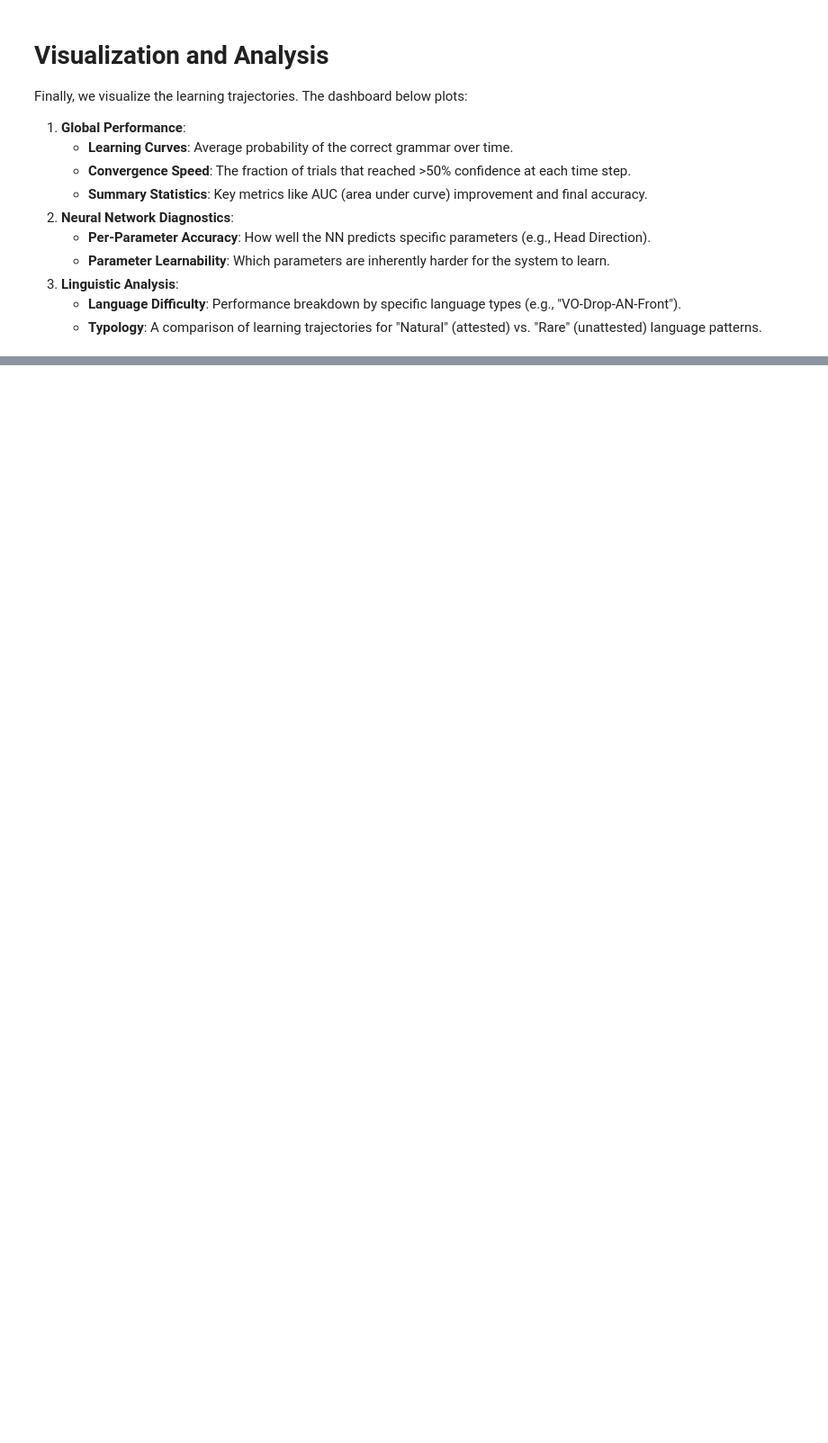
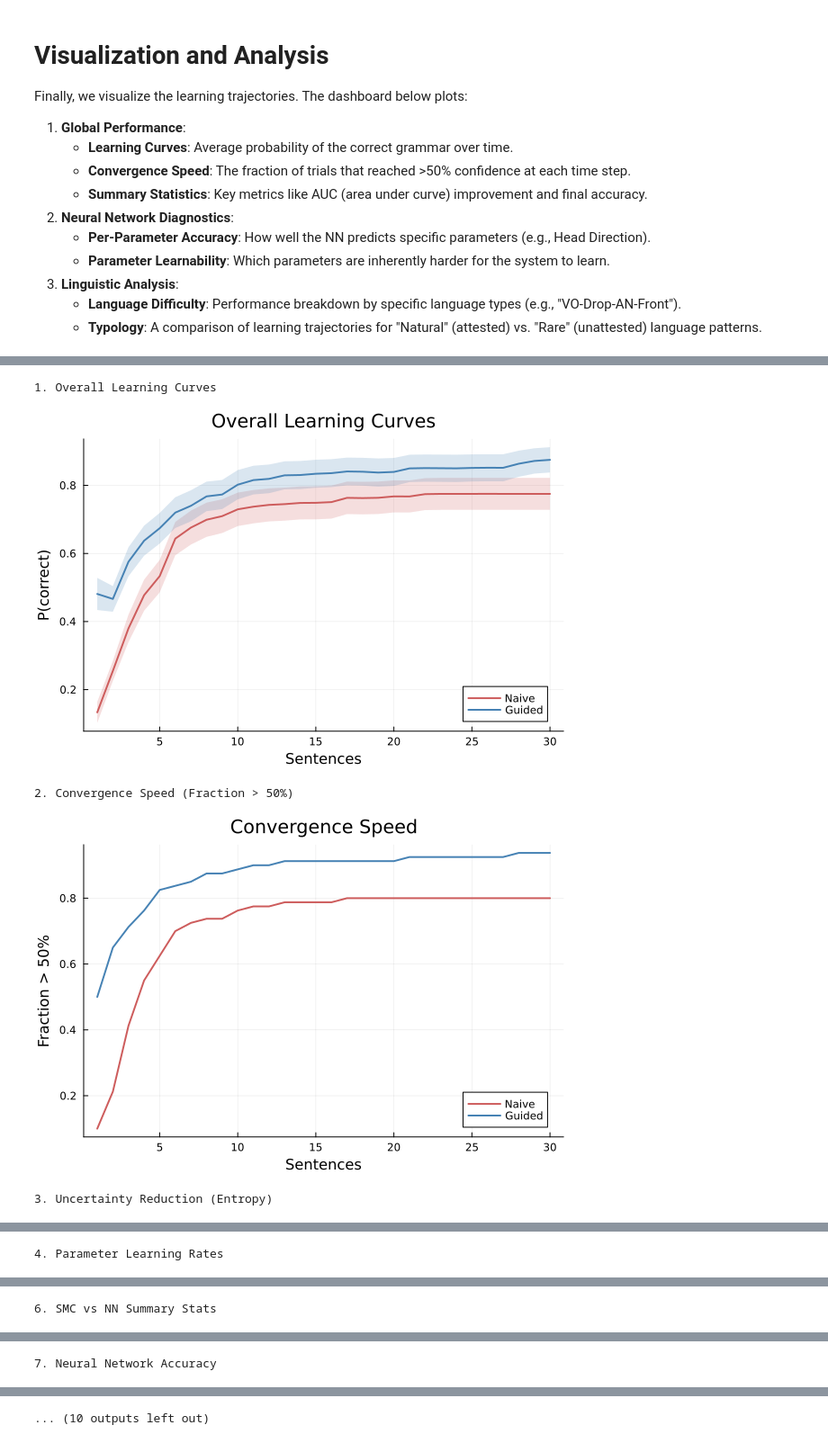
Before and after one commit to vitoratcacamargo/aom, a Jupyter notebook: notebooks/ug_genmodel_v0.ipynb, the cells around one changed output, grey strips where cells are left out. Shown at 90% size. Cells and saved outputs as stored; diff of their text form; code cells hidden in the pictures; blank space fills up the shorter version.

Commit message:
(FULL PROJECT) Added rejuvenation, learned embeddings, improved performance, full results visualization

```diff
--- a/notebooks/ug_genmodel_v0.ipynb
+++ b/notebooks/ug_genmodel_v0.ipynb
@@ -262,16 +334,24 @@ DynamicDSLFunction{Any}(Dict{Symbol, Any}(), Dict{Symbol, Any}(), Type[Int64], f
 # %% [markdown]
 We can generate a sample from our generative model. The trace contains the parameters used, and then the generated sentences.
 # %%
-trace = simulate(corpus_model, (10,))
+trace = simulate(corpus_model, (10, true))
 sentences_ids = get_retval(trace)
 
 theta = (
-    hd = trace[:head_direction],
-    sd = trace[:subject_drop],
-    ao = trace[:adj_order],
-    wh = trace[:wh_fronting]
+    hd = trace[:hd],
+    sd = trace[:sd],
+    ao = trace[:ao],
+    wh = trace[:wh]
 )
 println("Theta: ", theta)
+
+probs = (
+    p_hd = trace[:p_hd],
+    p_sd = trace[:p_sd],
+    p_ao = trace[:p_ao],
+    p_wh = trace[:p_wh]
+)
+println("Probabilities: ", probs)
 
 sentences_words = decode_sentences(sentences_ids)
 
@@ -1011,3 +1526,53 @@ end
 # %%
-p1 = create_master_dashboard(all_trials)
+n_sentences = length(all_trials[1].naive_metrics.target_prob_history)
+nn_metrics = compute_nn_metrics(all_trials)
+
+println("1. Overall Learning Curves")
+p1 = get_learning_curves_plot(all_trials, n_sentences)
 display(p1)
+
+println("2. Convergence Speed (Fraction > 50%)")
+p2 = get_survival_plot(all_trials, n_sentences)
+display(p2)
+
+println("3. Uncertainty Reduction (Entropy)")
+p3 = get_entropy_plot(all_trials, n_sentences)
+display(p3)
+
+println("4. Parameter Learning Rates")
+p4 = get_param_trajectory_plot(all_trials, n_sentences)
+display(p4)
+
+println("6. SMC vs NN Summary Stats")
+p6 = get_combined_stats_text_plot(all_trials, nn_metrics)
+display(p6)
+
+println("7. Neural Network Accuracy")
+p7 = get_nn_accuracy_bar_plot(nn_metrics)
+display(p7)
+
+println("8. Difficulty by Parameter Type")
+p8 = get_param_difficulty_summary_plot(all_trials)
+display(p8)
+
+println("9. Convergence Speed by Language Type")
+p9 = get_convergence_speed_plot(all_trials, n_sentences)
+display(p9)
+
+println("10. Difficulty by Language (Bar)")
+p10 = get_language_difficulty_plot(all_trials)
+display(p10)
+
+println("11. Natural vs Rare (Curves)")
+p11 = get_typology_curve_plot(all_trials, n_sentences)
+display(p11)
+
+println("12. Natural vs Rare (Final Accuracy)")
+p12 = get_typology_bar_plot(all_trials)
+display(p12)
+# %% [output]
+1. Overall Learning Curves
+[figure, added]
+2. Convergence Speed (Fraction > 50%)
+[figure, added]
+3. Uncertainty Reduction (Entropy)
@@ -1013,0 +1580 @@ display(p1)
+4. Parameter Learning Rates
@@ -1013,0 +1582 @@ display(p1)
+6. SMC vs NN Summary Stats
@@ -1013,0 +1584 @@ display(p1)
+7. Neural Network Accuracy
@@ -1013,0 +1586 @@ display(p1)
+... (10 outputs left out)
```
Also changed, not shown: parts of 33 cells of this notebook, 3 other files.
